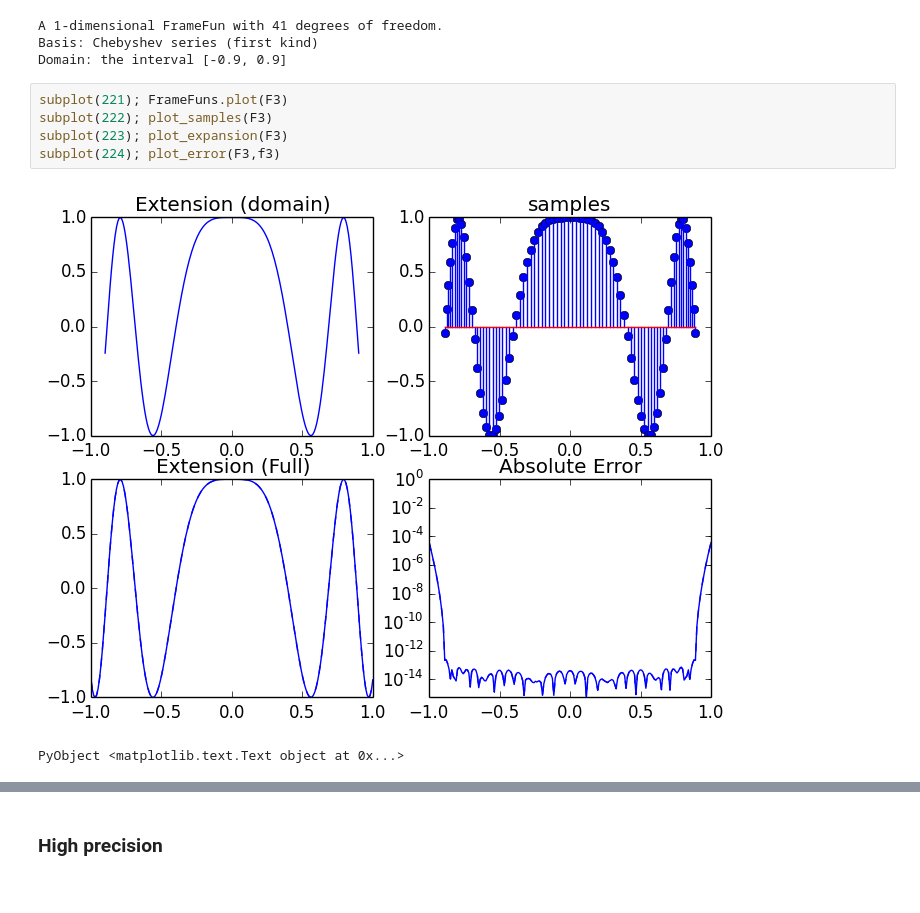
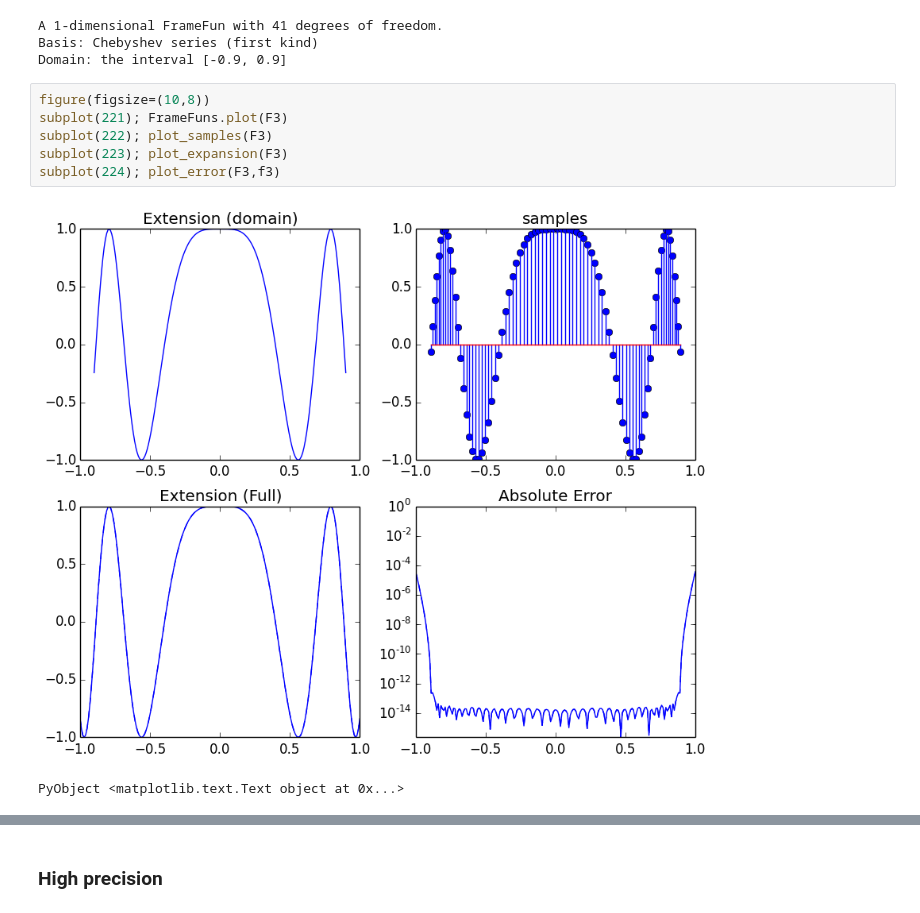
Before and after one commit to JuliaApproximation/FrameFun.jl, a Jupyter notebook: examples/FrameFunDemo.ipynb, the cells around one changed output, grey strips where cells are left out. Drawn from its saved outputs; the diff is of its cells as text.

```diff
--- a/examples/FrameFunDemo.ipynb
+++ b/examples/FrameFunDemo.ipynb
@@ -70,11 +68,12 @@ A 1-dimensional FrameFun with 41 degrees of freedom.
 Basis: Chebyshev series (first kind)
 Domain: the interval [-0.9, 0.9]
 # %%
+figure(figsize=(10,8))
 subplot(221); FrameFuns.plot(F3)
 subplot(222); plot_samples(F3)
 subplot(223); plot_expansion(F3)
 subplot(224); plot_error(F3,f3)
 # %% [output]
-[figure, old version]
+[figure, new version]
 PyObject <matplotlib.text.Text object at 0x...>
 # %%
```
Also changed, not shown: parts of 45 cells of this notebook, 1 other file.
